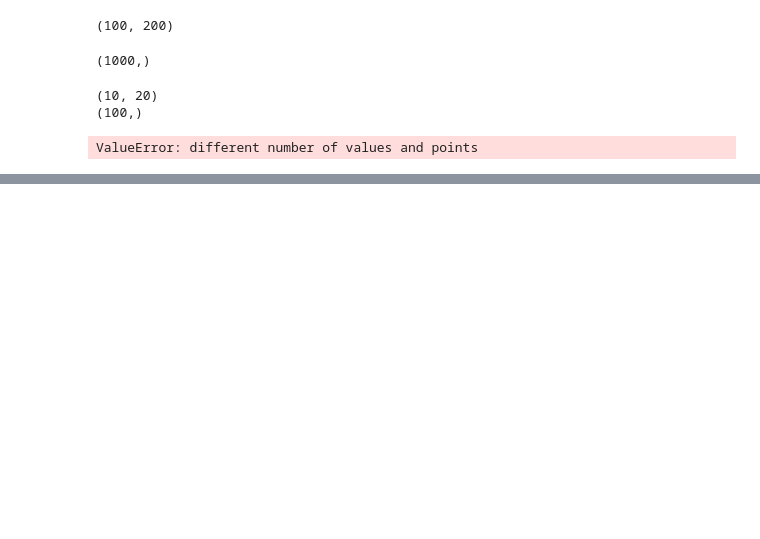
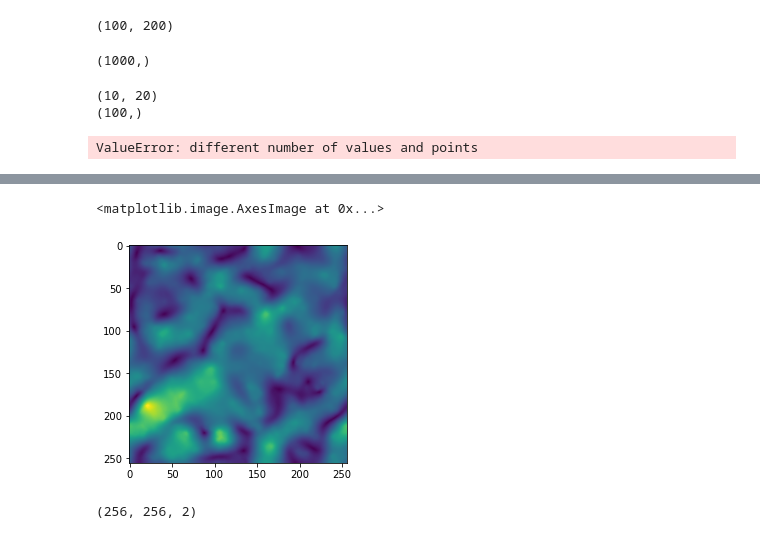
Before and after one commit to pakhuiying/optical_flow_fluid, a Jupyter notebook: Horn_Schunck.ipynb, the cells around one changed output, grey strips where cells are left out. Cells and saved outputs as stored; diff of their text form; code cells hidden in the pictures; blank space fills up the shorter version.

```diff
--- a/Horn_Schunck.ipynb
+++ b/Horn_Schunck.ipynb
@@ -880,0 +888,7 @@ ValueError: different number of values and points
+# %%
+para = PARA(pyramid_level=3,warp_iter=2,iter=400,boundaryCondition='periodical',interpolation_method='linear',isMedianFilter=True,sizeOfMF=(5,5))
+
+# initialize the velocity field
+uInitial = np.zeros((256,256))
+vInitial = np.zeros((256,256))
+uvInitial = np.stack([uInitial,vInitial],axis=2)
@@ -880,0 +921,12 @@ ValueError: different number of values and points
+# %%
+plt.figure()
+plt.imshow(np.sqrt(u**2+v**2))
+# %% [output]
+<matplotlib.image.AxesImage at 0x...>
+[figure, added]
+# %%
+uv_sq = np.sqrt(u**2+v**2)
+uv = np.stack((u,v),axis=2)
+uv.shape
+# %% [output]
+(256, 256, 2)
```
Also changed, not shown: parts of 36 cells of this notebook, 2 other files.
